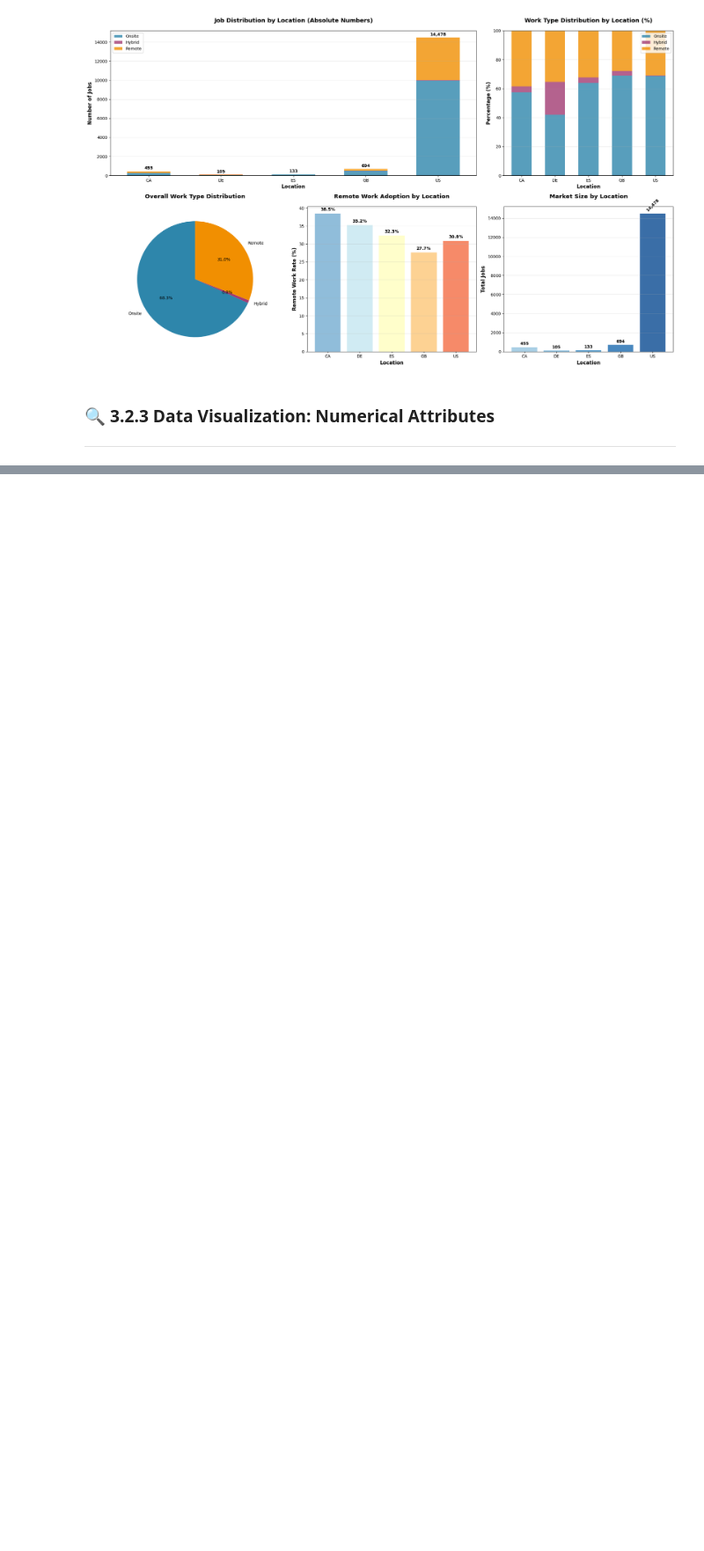
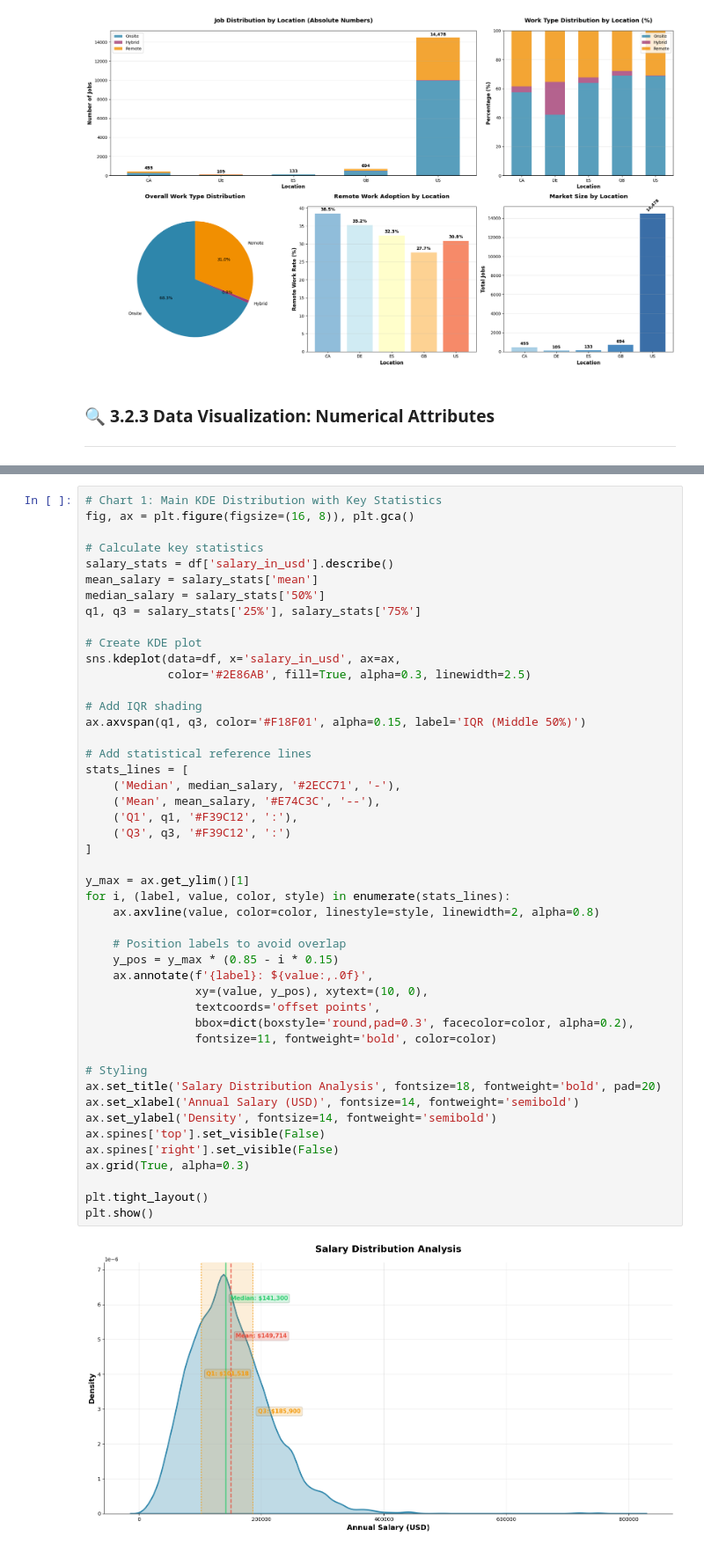
Before and after one commit to YanCotta/SDS-CP032-mlpaygrade, a Jupyter notebook: submissions/team-members/Teslim-Adeyanju/notebook.ipynb, the cells around one changed output, grey strips where cells are left out. Shown at 88% size. Saved outputs shown, nothing was run; the diff lists cells and outputs as text; blank space fills up the shorter version.

```diff
--- a/submissions/team-members/Teslim-Adeyanju/notebook.ipynb
+++ b/submissions/team-members/Teslim-Adeyanju/notebook.ipynb
@@ -1207,0 +852,49 @@ plt.show()
+# %%
+# Chart 1: Main KDE Distribution with Key Statistics
+fig, ax = plt.figure(figsize=(16, 8)), plt.gca()
+
+# Calculate key statistics
+salary_stats = df['salary_in_usd'].describe()
+mean_salary = salary_stats['mean']
+median_salary = salary_stats['50%']
+q1, q3 = salary_stats['25%'], salary_stats['75%']
+
+# Create KDE plot
+sns.kdeplot(data=df, x='salary_in_usd', ax=ax,
+            color='#2E86AB', fill=True, alpha=0.3, linewidth=2.5)
+
+# Add IQR shading
+ax.axvspan(q1, q3, color='#F18F01', alpha=0.15, label='IQR (Middle 50%)')
+
+# Add statistical reference lines
+stats_lines = [
+    ('Median', median_salary, '#2ECC71', '-'),
+    ('Mean', mean_salary, '#E74C3C', '--'),
+    ('Q1', q1, '#F39C12', ':'),
+    ('Q3', q3, '#F39C12', ':')
+]
+
+y_max = ax.get_ylim()[1]
+for i, (label, value, color, style) in enumerate(stats_lines):
+    ax.axvline(value, color=color, linestyle=style, linewidth=2, alpha=0.8)
+
+    # Position labels to avoid overlap
+    y_pos = y_max * (0.85 - i * 0.15)
+    ax.annotate(f'{label}: ${value:,.0f}',
+                xy=(value, y_pos), xytext=(10, 0),
+                textcoords='offset points',
+                bbox=dict(boxstyle='round,pad=0.3', facecolor=color, alpha=0.2),
+                fontsize=11, fontweight='bold', color=color)
+
+# Styling
+ax.set_title('Salary Distribution Analysis', fontsize=18, fontweight='bold', pad=20)
+ax.set_xlabel('Annual Salary (USD)', fontsize=14, fontweight='semibold')
+ax.set_ylabel('Density', fontsize=14, fontweight='semibold')
+ax.spines['top'].set_visible(False)
+ax.spines['right'].set_visible(False)
+ax.grid(True, alpha=0.3)
+
+plt.tight_layout()
+plt.show()
+# %% [output]
+[figure, added]
```
Also changed, not shown: parts of 52 cells of this notebook, 7 other files.
